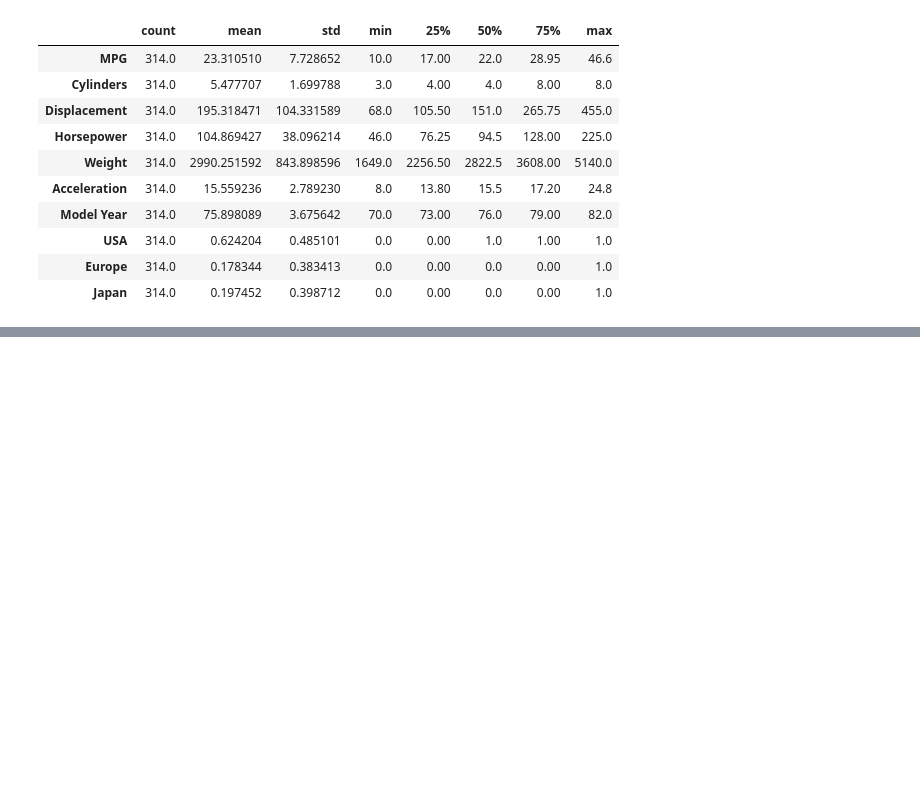
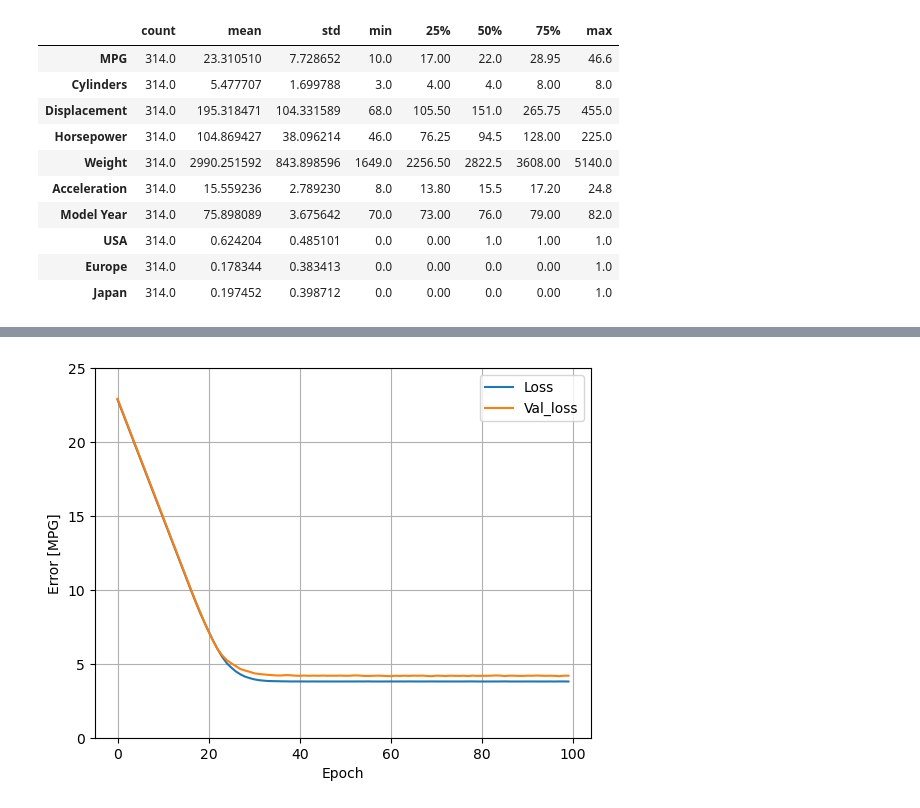
Before and after one commit to Simon371997/Data_Science, a Jupyter notebook: Tensorflow/tutorial_stuff/03_LinearRegression.ipynb, the cells around one changed output, grey strips where cells are left out. Drawn from its saved outputs; the diff is of its cells as text; code cells hidden in the pictures; blank space fills up the shorter version.

```diff
--- a/Tensorflow/tutorial_stuff/03_LinearRegression.ipynb
+++ b/Tensorflow/tutorial_stuff/03_LinearRegression.ipynb
@@ -90,0 +131,14 @@ IndentationError: expected an indented block (4159402207.py, line 1)
+# %%
+
+ # 1. Normalize the input horsepower
+ # 2. Apply a linear transformation (y = m*x+b) to produce 1 output using layers.Dense
+
+feature = 'Horsepower'
+single_feature = np.array(train_features[feature])
+print(single_feature.shape, train_features.shape)
+
+# Normalization
+single_feature_normalizer = layers.Normalization(input_shape=[1,], axis=None)
+
+# adapt to the data
+single_feature_normalizer.adapt(single_feature)
@@ -90,0 +151,5 @@ IndentationError: expected an indented block (4159402207.py, line 1)
+# %%
+single_feature_model = keras.models.Sequential([
+    single_feature_normalizer,
+    layers.Dense(units=1) #Linear Model
+])
@@ -90,0 +173,13 @@ IndentationError: expected an indented block (4159402207.py, line 1)
+# %%
+# loss and optimizer
+loss = keras.losses.MeanAbsoluteError()
+optim = keras.optimizers.Adam(learning_rate=0.1)
+
+single_feature_model.compile(optimizer=optim, loss=loss)
+# %%
+history = single_feature_model.fit(
+    train_features[feature], train_labels,
+    epochs = 100,
+    verbose = 1,
+    validation_split = 0.2
+)
@@ -90,0 +204,14 @@ IndentationError: expected an indented block (4159402207.py, line 1)
+# %%
+def plot_loss(history):
+    plt.plot(history.history['loss'], label ='Loss')
+    plt.plot(history.history['val_loss'], label = 'Val_loss')
+    plt.ylim([0, 25])
+    plt.xlabel('Epoch')
+    plt.ylabel('Error [MPG]')
+    plt.legend()
+    plt.grid(True)
+
+
+plot_loss(history)
+# %% [output]
+[figure, added]
```
Also changed, not shown: parts of 30 cells of this notebook.
